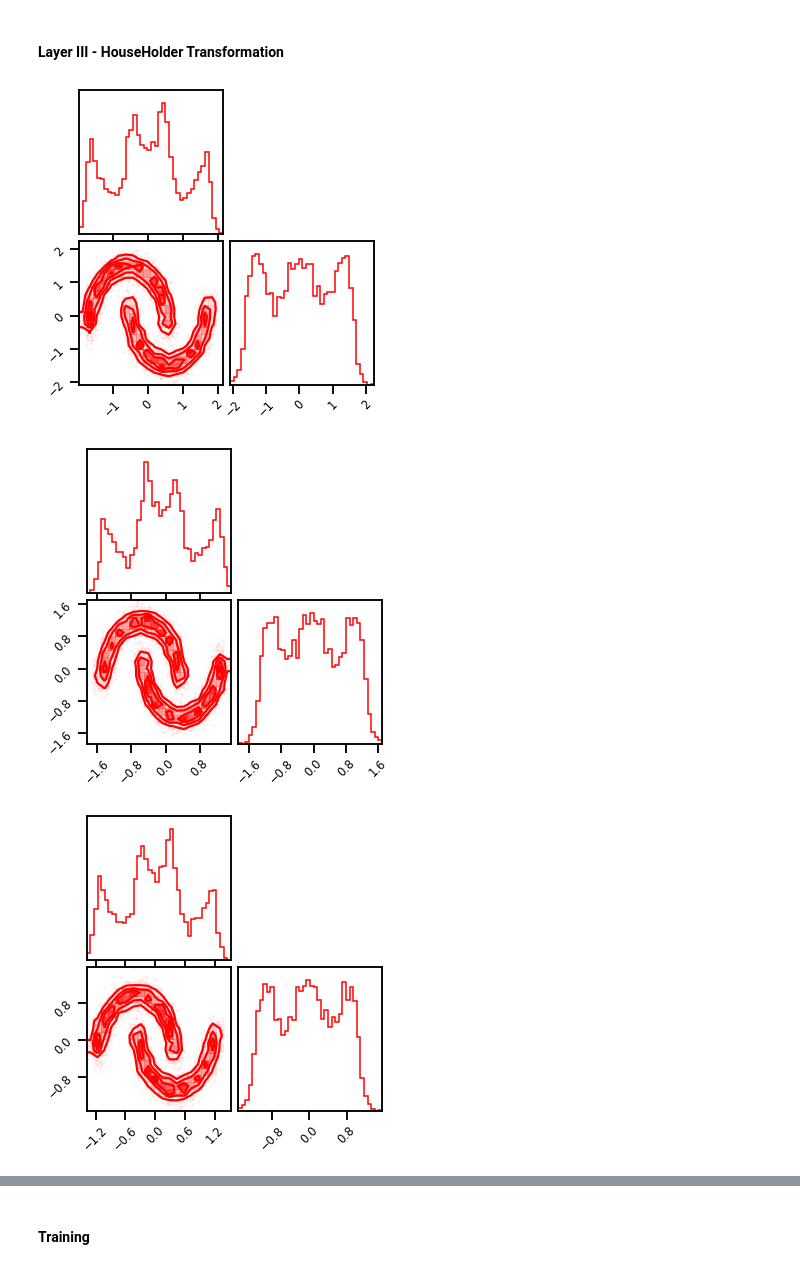
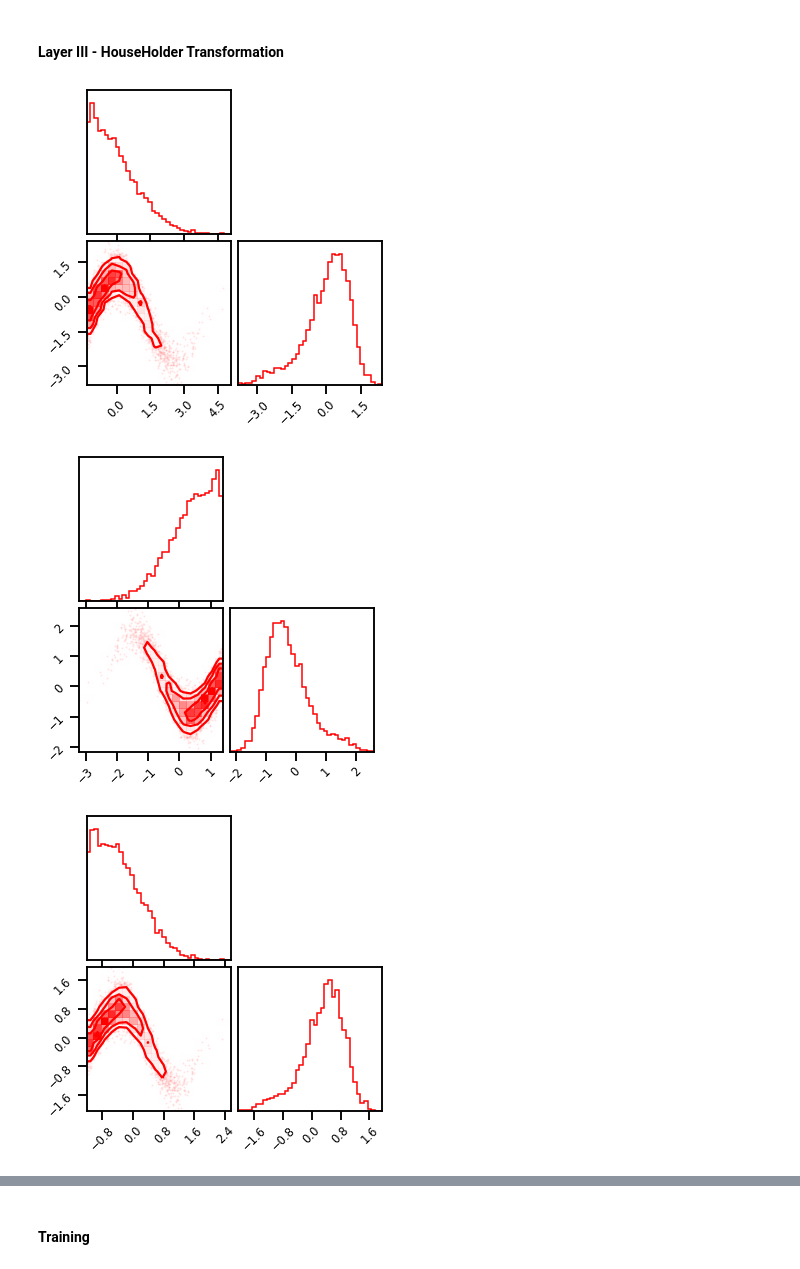
Before and after one commit to IPL-UV/rbig_jax, a Jupyter notebook: jupyterbook/content/parametric/demos/New_Demo_Full.ipynb, the cells around one changed output, grey strips where cells are left out. Saved outputs shown, nothing was run; the diff lists cells and outputs as text; code cells hidden in the pictures.

Commit message:
Major updates. - sample API - new demos.

```diff
--- a/jupyterbook/content/parametric/demos/New_Demo_Full.ipynb
+++ b/jupyterbook/content/parametric/demos/New_Demo_Full.ipynb
@@ -71,7 +72,7 @@ WARNING:absl:No GPU/TPU found, falling back to CPU. (Set TF_CPP_MIN_LOG_LEVEL=0
 # %% [markdown]
 ## Demo Data
 # %%
-from rbig_jax.data import SCurveDataset, MoonsDataset
+from rbig_jax.data import NoisySineDataset, MoonsDataset
 from sklearn.preprocessing import StandardScaler
 
 # %%wandb
@@ -83,7 +84,7 @@ noise = 0.1
 n_train = 5_000
 n_valid = 1_000
 
-ds = MoonsDataset(n_samples=n_samples, noise=noise, seed=seed)
+ds = NoisySineDataset(n_samples=n_samples, noise=noise, seed=seed)
 # def load_data(n_samples, seed):
 #     dataset = Dataset2D(n_samples=n_samples, seed=seed)
 
@@ -190,7 +198,7 @@ init_hh_f = InitHouseHolder(n_reflections=n_reflections, method=method)
 n_layers = 6
 bijectors = []
 
-rng, *layer_rngs = jax.random.split(KEY, num=n_layers+1)
+rng, *layer_rngs = jax.random.split(KEY, num=n_layers + 1)
 
 X_g = X.copy()
 
@@ -210,7 +218,9 @@ for irng in layer_rngs:
     irng, icdf_rng = jax.random.split(irng, 2)
 
     # intialize bijector and transformation
-    X_g, layer = init_mixcdf_f.bijector_and_transform(inputs=X_g, rng=icdf_rng, n_features=n_features)
+    X_g, layer = init_mixcdf_f.bijector_and_transform(
+        inputs=X_g, rng=icdf_rng, n_features=n_features
+    )
 
     # plot data
     if plot_layers and plot_intermediates:
@@ -220,34 +230,36 @@ for irng in layer_rngs:
     bijectors.append(layer)
 
     # ======================
     # LOGIT
     # ======================
 
     # intialize bijector and transformation
     X_g, layer = init_logit_f.bijector_and_transform(inputs=X_g)
 
     bijectors.append(layer)
 
     # plot data
     if plot_layers and plot_intermediates:
         fig = corner.corner(X_g, color="red", hist_bin_factor=2)
 
     # ======================
     # HOUSEHOLDER
     # ======================
 
     # create keys for all inits
     irng, hh_rng = jax.random.split(irng, 2)
 
     # intialize bijector and transformation
-    X_g, layer = init_hh_f.bijector_and_transform(inputs=X_g,rng=hh_rng, n_features=n_features)
+    X_g, layer = init_hh_f.bijector_and_transform(
+        inputs=X_g, rng=hh_rng, n_features=n_features
+    )
 
     bijectors.append(layer)
 
     # plot data
     if plot_layers:
         fig = corner.corner(X_g, color="red", hist_bin_factor=2)
 # %% [output]
-[figure, old version]
+[figure, new version]
-[figure, old version]
+[figure, new version]
-[figure, old version]
+[figure, new version]
```
Also changed, not shown: parts of 23 cells of this notebook, 32 other files.
